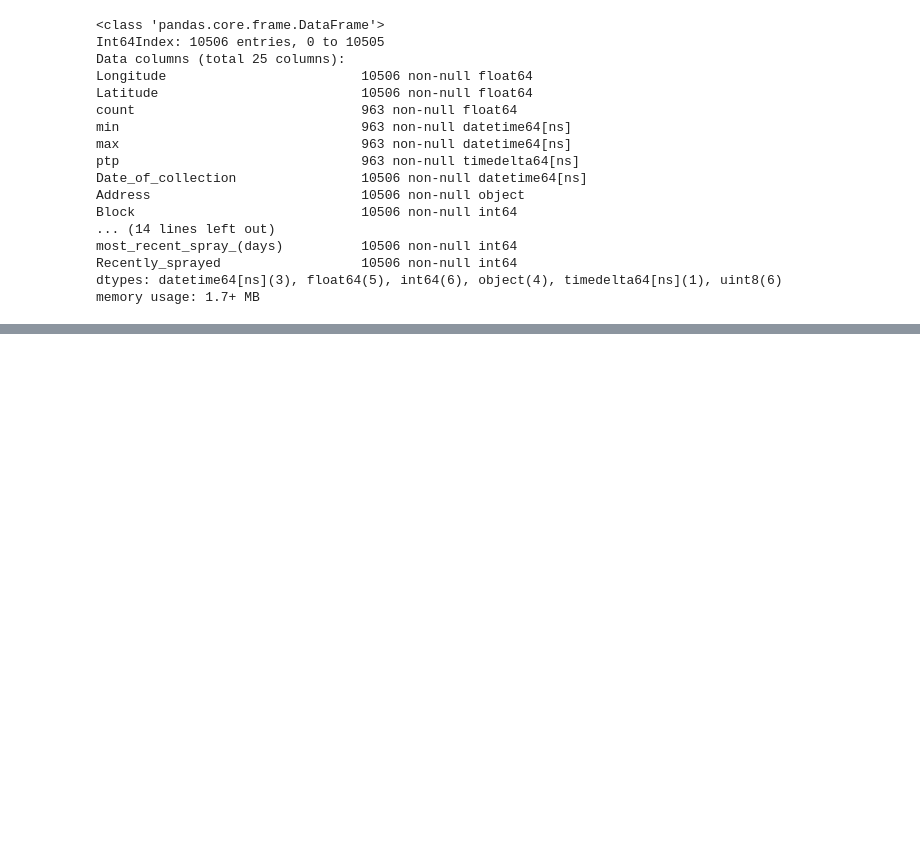
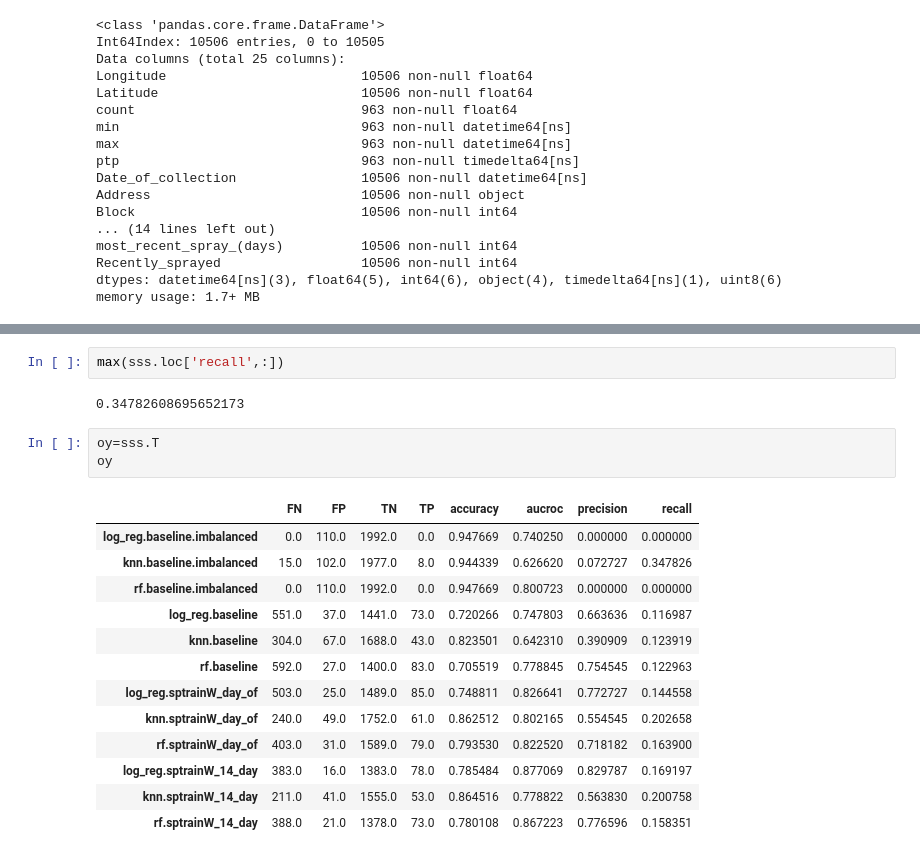
Before and after one commit to Erolino/WestNileVirus_Detection, a Jupyter notebook: WestNileVirus_Detection.ipynb, the cells around one changed output, grey strips where cells are left out. Cells and saved outputs as stored; diff of their text form; blank space fills up the shorter version.

```diff
--- a/WestNileVirus_Detection.ipynb
+++ b/WestNileVirus_Detection.ipynb
@@ -2271,0 +2336,21 @@ memory usage: 1.7+ MB
+# %%
+max(sss.loc['recall',:])
+# %% [output]
+0.34782608695652173
+# %%
+oy=sss.T
+oy
+# %% [output]
+|  | FN | FP | TN | TP | accuracy | aucroc | precision | recall |
+| log_reg.baseline.imbalanced | 0.0 | 110.0 | 1992.0 | 0.0 | 0.947669 | 0.740250 | 0.000000 | 0.000000 |
+| knn.baseline.imbalanced | 15.0 | 102.0 | 1977.0 | 8.0 | 0.944339 | 0.626620 | 0.072727 | 0.347826 |
+| rf.baseline.imbalanced | 0.0 | 110.0 | 1992.0 | 0.0 | 0.947669 | 0.800723 | 0.000000 | 0.000000 |
+| log_reg.baseline | 551.0 | 37.0 | 1441.0 | 73.0 | 0.720266 | 0.747803 | 0.663636 | 0.116987 |
+| knn.baseline | 304.0 | 67.0 | 1688.0 | 43.0 | 0.823501 | 0.642310 | 0.390909 | 0.123919 |
+| rf.baseline | 592.0 | 27.0 | 1400.0 | 83.0 | 0.705519 | 0.778845 | 0.754545 | 0.122963 |
+| log_reg.sptrainW_day_of | 503.0 | 25.0 | 1489.0 | 85.0 | 0.748811 | 0.826641 | 0.772727 | 0.144558 |
+| knn.sptrainW_day_of | 240.0 | 49.0 | 1752.0 | 61.0 | 0.862512 | 0.802165 | 0.554545 | 0.202658 |
+| rf.sptrainW_day_of | 403.0 | 31.0 | 1589.0 | 79.0 | 0.793530 | 0.822520 | 0.718182 | 0.163900 |
+| log_reg.sptrainW_14_day | 383.0 | 16.0 | 1383.0 | 78.0 | 0.785484 | 0.877069 | 0.829787 | 0.169197 |
+| knn.sptrainW_14_day | 211.0 | 41.0 | 1555.0 | 53.0 | 0.864516 | 0.778822 | 0.563830 | 0.200758 |
+| rf.sptrainW_14_day | 388.0 | 21.0 | 1378.0 | 73.0 | 0.780108 | 0.867223 | 0.776596 | 0.158351 |
```
Also changed, not shown: parts of 3 cells of this notebook, 2 other files.
